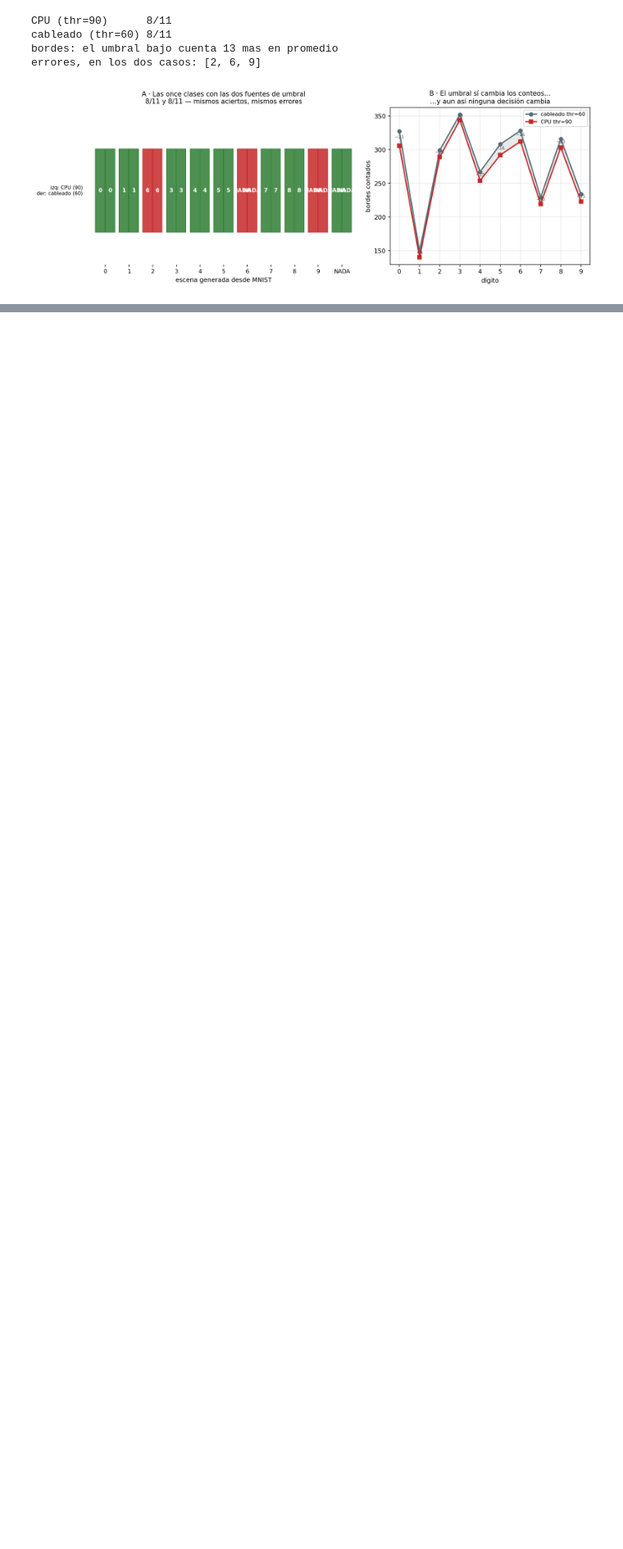
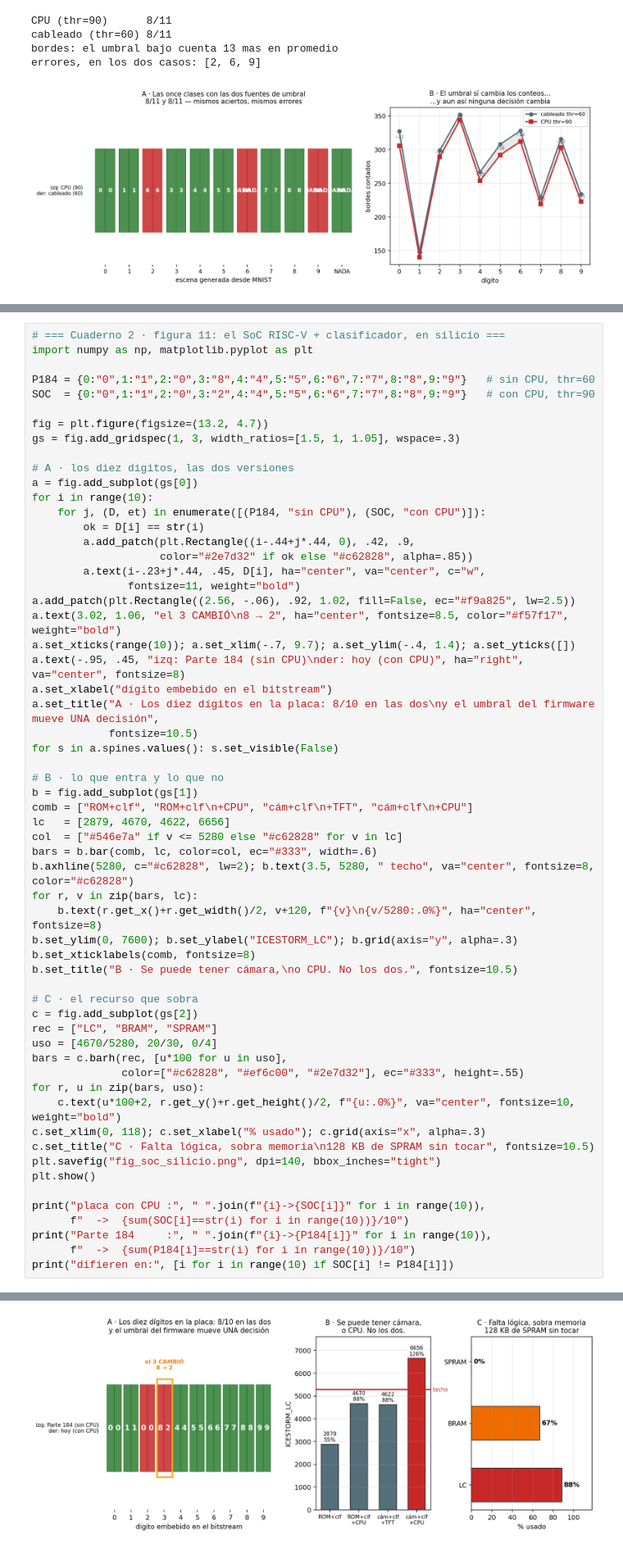
Before and after one commit to VictorMartinez89/tty_project_filter, a Jupyter notebook: conda/TTY_Filter_Sobel/TTY_Filter_Sobel2.ipynb, the cells around one changed output, grey strips where cells are left out. Shown at 82% size. Cells and saved outputs as stored; diff of their text form; blank space fills up the shorter version.

```diff
--- a/conda/TTY_Filter_Sobel/TTY_Filter_Sobel2.ipynb
+++ b/conda/TTY_Filter_Sobel/TTY_Filter_Sobel2.ipynb
@@ -1810,0 +1932,60 @@ errores, en los dos casos: [2, 6, 9]
+# %%
+# === Cuaderno 2 · figura 11: el SoC RISC-V + clasificador, en silicio ===
+import numpy as np, matplotlib.pyplot as plt
+
+P184 = {0:"0",1:"1",2:"0",3:"8",4:"4",5:"5",6:"6",7:"7",8:"8",9:"9"}   # sin CPU, thr=60
+SOC  = {0:"0",1:"1",2:"0",3:"2",4:"4",5:"5",6:"6",7:"7",8:"8",9:"9"}   # con CPU, thr=90
+
+fig = plt.figure(figsize=(13.2, 4.7))
+gs = fig.add_gridspec(1, 3, width_ratios=[1.5, 1, 1.05], wspace=.3)
+
+# A · los diez digitos, las dos versiones
+a = fig.add_subplot(gs[0])
+for i in range(10):
+    for j, (D, et) in enumerate([(P184, "sin CPU"), (SOC, "con CPU")]):
+        ok = D[i] == str(i)
+        a.add_patch(plt.Rectangle((i-.44+j*.44, 0), .42, .9,
+                    color="#2e7d32" if ok else "#c62828", alpha=.85))
+        a.text(i-.23+j*.44, .45, D[i], ha="center", va="center", c="w",
+               fontsize=11, weight="bold")
+a.add_patch(plt.Rectangle((2.56, -.06), .92, 1.02, fill=False, ec="#f9a825", lw=2.5))
+a.text(3.02, 1.06, "el 3 CAMBIÓ\n8 → 2", ha="center", fontsize=8.5, color="#f57f17", weight="bold")
+a.set_xticks(range(10)); a.set_xlim(-.7, 9.7); a.set_ylim(-.4, 1.4); a.set_yticks([])
+a.text(-.95, .45, "izq: Parte 184 (sin CPU)\nder: hoy (con CPU)", ha="right", va="center", fontsize=8)
+a.set_xlabel("dígito embebido en el bitstream")
+a.set_title("A · Los diez dígitos en la placa: 8/10 en las dos\ny el umbral del firmware mueve UNA decisión",
+            fontsize=10.5)
+for s in a.spines.values(): s.set_visible(False)
+
+# B · lo que entra y lo que no
+b = fig.add_subplot(gs[1])
+comb = ["ROM+clf", "ROM+clf\n+CPU", "cám+clf\n+TFT", "cám+clf\n+CPU"]
+lc   = [2879, 4670, 4622, 6656]
+col  = ["#546e7a" if v <= 5280 else "#c62828" for v in lc]
+bars = b.bar(comb, lc, color=col, ec="#333", width=.6)
+b.axhline(5280, c="#c62828", lw=2); b.text(3.5, 5280, " techo", va="center", fontsize=8, color="#c62828")
+for r, v in zip(bars, lc):
+    b.text(r.get_x()+r.get_width()/2, v+120, f"{v}\n{v/5280:.0%}", ha="center", fontsize=8)
+b.set_ylim(0, 7600); b.set_ylabel("ICESTORM_LC"); b.grid(axis="y", alpha=.3)
+b.set_xticklabels(comb, fontsize=8)
+b.set_title("B · Se puede tener cámara,\no CPU. No los dos.", fontsize=10.5)
+
+# C · el recurso que sobra
+c = fig.add_subplot(gs[2])
+rec = ["LC", "BRAM", "SPRAM"]
+uso = [4670/5280, 20/30, 0/4]
+bars = c.barh(rec, [u*100 for u in uso],
+              color=["#c62828", "#ef6c00", "#2e7d32"], ec="#333", height=.55)
+for r, u in zip(bars, uso):
+    c.text(u*100+2, r.get_y()+r.get_height()/2, f"{u:.0%}", va="center", fontsize=10, weight="bold")
+c.set_xlim(0, 118); c.set_xlabel("% usado"); c.grid(axis="x", alpha=.3)
+c.set_title("C · Falta lógica, sobra memoria\n128 KB de SPRAM sin tocar", fontsize=10.5)
+plt.savefig("fig_soc_silicio.png", dpi=140, bbox_inches="tight")
+plt.show()
+
+print("placa con CPU :", " ".join(f"{i}->{SOC[i]}" for i in range(10)),
+      f"  ->  {sum(SOC[i]==str(i) for i in range(10))}/10")
+print("Parte 184     :", " ".join(f"{i}->{P184[i]}" for i in range(10)),
+      f"  ->  {sum(P184[i]==str(i) for i in range(10))}/10")
+print("difieren en:", [i for i in range(10) if SOC[i] != P184[i]])
+# %% [output]
@@ -1810,0 +1995 @@ errores, en los dos casos: [2, 6, 9]
+[figure, added]
```
Also changed, not shown: parts of 3 cells of this notebook, 11 other files.
